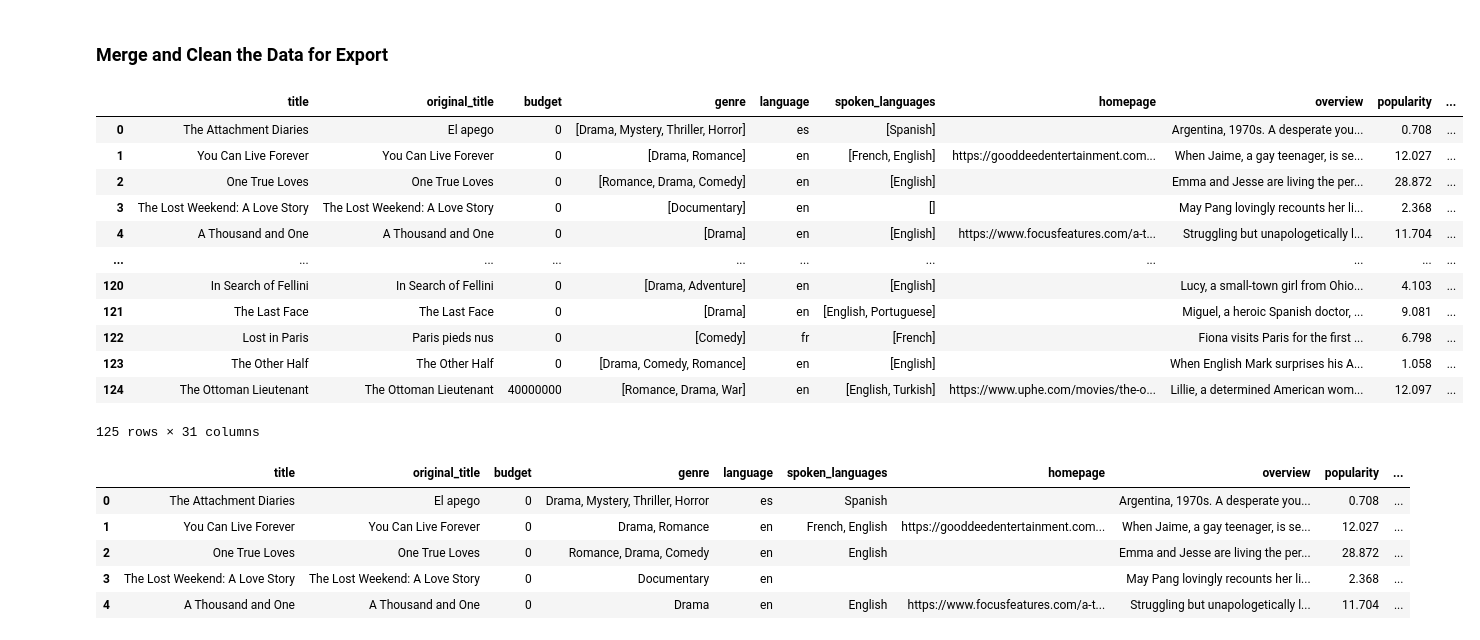
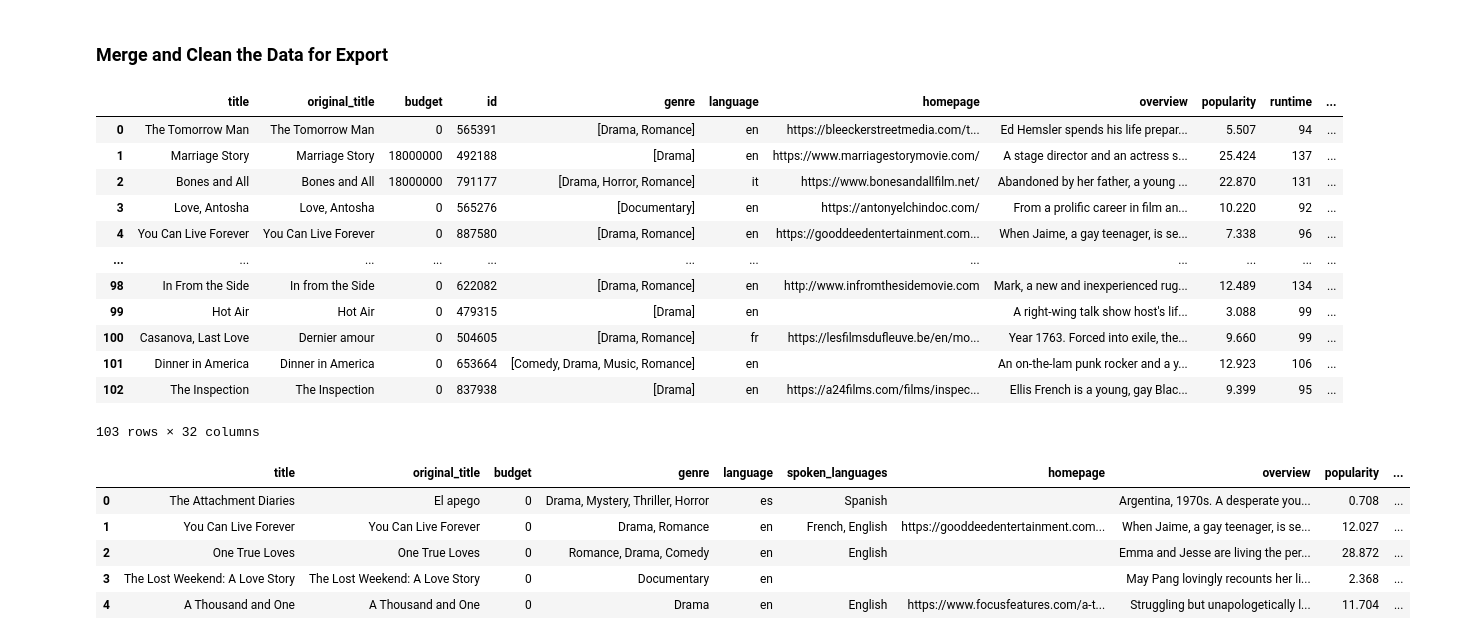
Before and after one commit to Saposcat/data-sourcing-challenge, a Jupyter notebook: retrieve_movie_data-checkpoint.ipynb, the cells around one changed output. Cells and saved outputs as stored; diff of their text form; code cells hidden in the pictures.

Commit message:
Put together datasets and merged them.

```diff
--- a/retrieve_movie_data-checkpoint.ipynb
+++ b/retrieve_movie_data-checkpoint.ipynb
@@ -220,5 +213,11 @@ def extract_keywords(keyword_list):
     return extracted_keywords
 
 # Fix the "keywords" column by converting cells from a list to a string
+reviews_dataframe['keywords'] = reviews_dataframe['keywords'].apply(extract_keywords)
+reviews_dataframe
+
+# note: If this code has been used to convert already, it will fail if trying
+# to run it again. If this happens, return to the snippet where we are
+# converting to a pandas data frame.
 # %% [output]
 |  | web_url | snippet | source | keywords | pub_date | word_count | headline.main | headline.kicker | ... |
@@ -237,4 +236,6 @@ def extract_keywords(keyword_list):
 # %%
 # Create a list from the "title" column using to_list()
 # These titles will be used in the query for The Movie Database
+title_list = reviews_dataframe['title'].to_list()
+title_list
 # %% [output]
@@ -261,3 +262,23 @@ def extract_keywords(keyword_list):
 # Prepare The Movie Database query
 url = "https://api.themoviedb.org/3/search/movie?query="
 tmdb_key_string = "&api_key=" + tmdb_api_key
+# %%
+title = reviews_dataframe["title"][2]
+
+title = title.replace(" ", "%20")
+print(url+title+tmdb_key_string)
+selected_film = requests.get(url+title+tmdb_key_string).json()
+print(title)
+#print(selected_film)
+id = str(selected_film['results'][0]["id"])
+print(id)
+movie_id_url = f"https://api.themoviedb.org/3/movie/{id}?api_key={tmdb_api_key}"
+id_find = requests.get(movie_id_url).json()
+print([d['name'] for d in id_find["genres"]])
+id_find["spoken_languages"]
+english_names = [d['english_name'] for d in id_find["spoken_languages"]]
+english_names
+id_find["production_countries"]
+production_countries = [d['name'] for d in id_find["production_countries"]]
+production_countries
+id_find["release_date"]
@@ -364,0 +436,15 @@ Kedi,’ Rekindling a ‘Love of Life not found.
+# %%
+# Convert the results to a DataFrame
+# Create an empty dataframe
+movies_dataframe = pd.DataFrame(tmdb_movies_list)
+
+"""
+# Loop through pages in the dataframe
+for page in tmdb_movies_list:
+    movies_dataframe = pd.concat([tmdb_movies_list, pd.json_normalize(page)])
+
+# Reset the index of the DataFrame
+movies_dataframe = movies_dataframe.reset_index(drop=True)
+"""
+# Display the final DataFrame
+movies_dataframe
@@ -366,20 +466,22 @@ Kedi,’ Rekindling a ‘Love of Life not found.
 ### Merge and Clean the Data for Export
 # %%
 # Merge the New York Times reviews and TMDB DataFrames on title
+merged_movie_review = pd.merge(movies_dataframe, reviews_dataframe, on='title')
+merged_movie_review
 # %% [output]
-|  | title | original_title | budget | genre | language | spoken_languages | homepage | overview | popularity | ... |
-| 0 | The Attachment Diaries | El apego | 0 | [Drama, Mystery, Thriller, Horror] | es | [Spanish] |  | Argentina, 1970s. A desperate you... | 0.708 | ... |
-| 1 | You Can Live Forever | You Can Live Forever | 0 | [Drama, Romance] | en | [French, English] | https://gooddeedentertainment.com... | When Jaime, a gay teenager, is se... | 12.027 | ... |
-| 2 | One True Loves | One True Loves | 0 | [Romance, Drama, Comedy] | en | [English] |  | Emma and Jesse are living the per... | 28.872 | ... |
-| 3 | The Lost Weekend: A Love Story | The Lost Weekend: A Love Story | 0 | [Documentary] | en | [] |  | May Pang lovingly recounts her li... | 2.368 | ... |
-| 4 | A Thousand and One | A Thousand and One | 0 | [Drama] | en | [English] | https://www.focusfeatures.com/a-t... | Struggling but unapologetically l... | 11.704 | ... |
-| ... | ... | ... | ... | ... | ... | ... | ... | ... | ... | ... |
-| 120 | In Search of Fellini | In Search of Fellini | 0 | [Drama, Adventure] | en | [English] |  | Lucy, a small-town girl from Ohio... | 4.103 | ... |
-| 121 | The Last Face | The Last Face | 0 | [Drama] | en | [English, Portuguese] |  | Miguel, a heroic Spanish doctor, ... | 9.081 | ... |
-| 122 | Lost in Paris | Paris pieds nus | 0 | [Comedy] | fr | [French] |  | Fiona visits Paris for the first ... | 6.798 | ... |
-| 123 | The Other Half | The Other Half | 0 | [Drama, Comedy, Romance] | en | [English] |  | When English Mark surprises his A... | 1.058 | ... |
-| 124 | The Ottoman Lieutenant | The Ottoman Lieutenant | 40000000 | [Romance, Drama, War] | en | [English, Turkish] | https://www.uphe.com/movies/the-o... | Lillie, a determined American wom... | 12.097 | ... |
+|  | title | original_title | budget | id | genre | language | homepage | overview | popularity | runtime | ... |
+| 0 | The Tomorrow Man | The Tomorrow Man | 0 | 565391 | [Drama, Romance] | en | https://bleeckerstreetmedia.com/t... | Ed Hemsler spends his life prepar... | 5.507 | 94 | ... |
+| 1 | Marriage Story | Marriage Story | 18000000 | 492188 | [Drama] | en | https://www.marriagestorymovie.com/ | A stage director and an actress s... | 25.424 | 137 | ... |
+| 2 | Bones and All | Bones and All | 18000000 | 791177 | [Drama, Horror, Romance] | it | https://www.bonesandallfilm.net/ | Abandoned by her father, a young ... | 22.870 | 131 | ... |
+| 3 | Love, Antosha | Love, Antosha | 0 | 565276 | [Documentary] | en | https://antonyelchindoc.com/ | From a prolific career in film an... | 10.220 | 92 | ... |
+| 4 | You Can Live Forever | You Can Live Forever | 0 | 887580 | [Drama, Romance] | en | https://gooddeedentertainment.com... | When Jaime, a gay teenager, is se... | 7.338 | 96 | ... |
+| ... | ... | ... | ... | ... | ... | ... | ... | ... | ... | ... | ... |
+| 98 | In From the Side | In from the Side | 0 | 622082 | [Drama, Romance] | en | http://www.infromthesidemovie.com | Mark, a new and inexperienced rug... | 12.489 | 134 | ... |
+| 99 | Hot Air | Hot Air | 0 | 479315 | [Drama] | en |  | A right-wing talk show host's lif... | 3.088 | 99 | ... |
+| 100 | Casanova, Last Love | Dernier amour | 0 | 504605 | [Drama, Romance] | fr | https://lesfilmsdufleuve.be/en/mo... | Year 1763. Forced into exile, the... | 9.660 | 99 | ... |
+| 101 | Dinner in America | Dinner in America | 0 | 653664 | [Comedy, Drama, Music, Romance] | en |  | An on-the-lam punk rocker and a y... | 12.923 | 106 | ... |
+| 102 | The Inspection | The Inspection | 0 | 837938 | [Drama] | en | https://a24films.com/films/inspec... | Ellis French is a young, gay Blac... | 9.399 | 95 | ... |
-125 rows × 31 columns
+103 rows × 32 columns
 # %%
 # Remove list brackets and quotation marks on the columns containing lists
 # Create a list of the columns that need fixing
```
Also changed, not shown: parts of 12 cells of this notebook.
